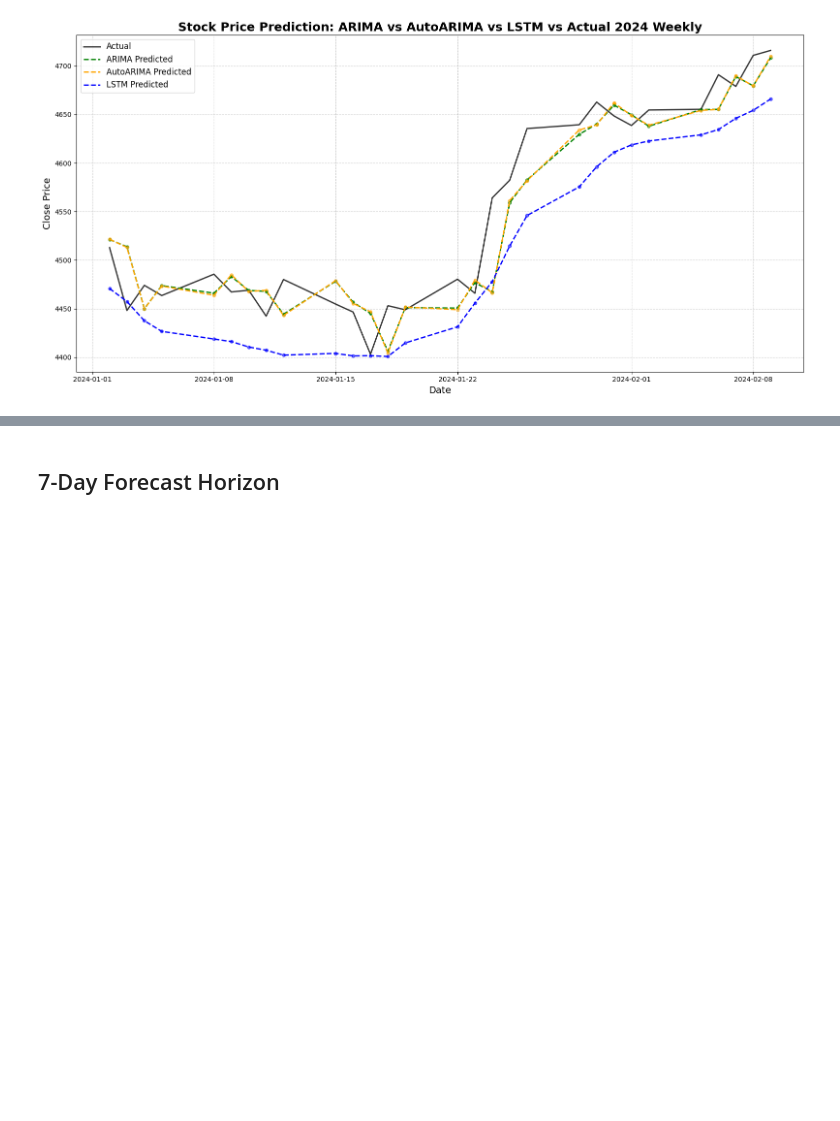
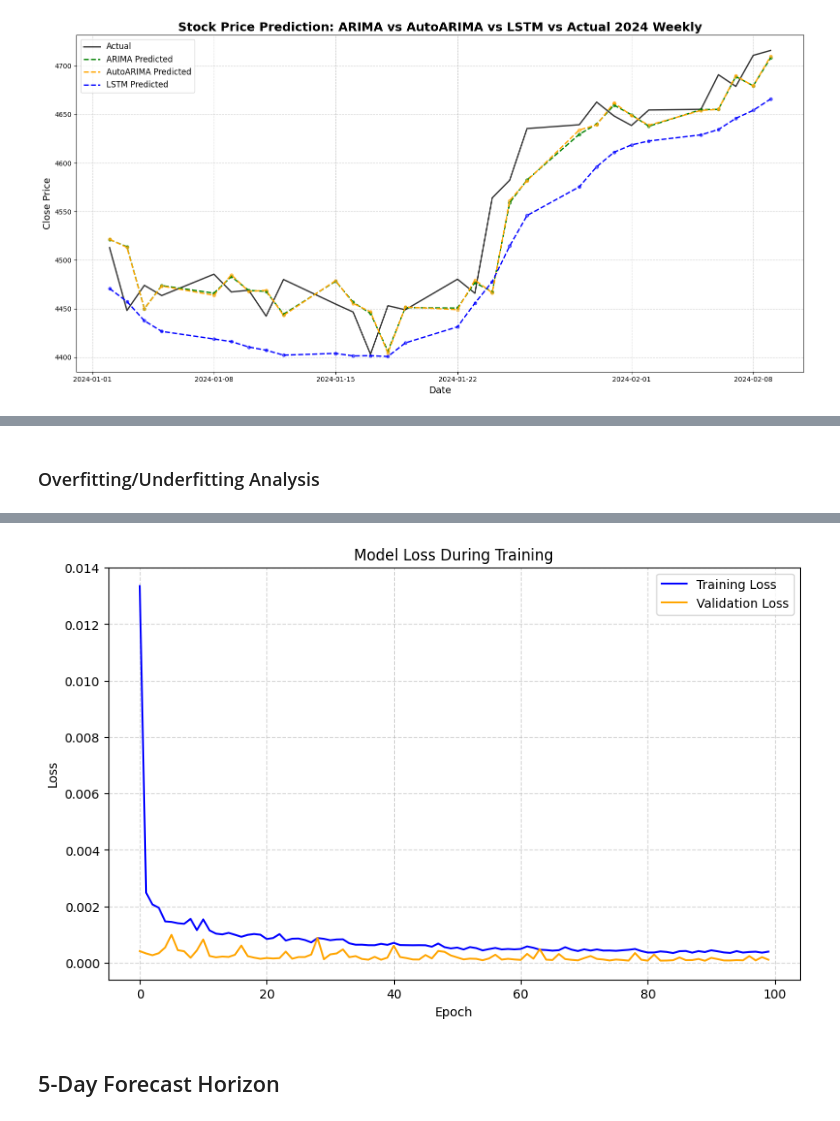
Before and after one commit to Fabio-Poli/CCT-Thesis-Project, a Jupyter notebook: Project_Code/Project Sep 2024.ipynb, the cells around one changed output, grey strips where cells are left out. Drawn from its saved outputs; the diff is of its cells as text; code cells hidden in the pictures; blank space fills up the shorter version.

```diff
--- a/Project_Code/Project Sep 2024.ipynb
+++ b/Project_Code/Project Sep 2024.ipynb
@@ -3135,0 +3245,49 @@ plt.show()
+# %% [markdown]
+### Overfitting/Underfitting Analysis
+# %%
+# Function to build and train the LSTM model
+def build_and_train_model(X_train, y_train, X_test, best_params):
+    model = Sequential()
+    model.add(LSTM(units=best_params['n_lstm_units'], activation='tanh', return_sequences=True, input_shape=(X_train.shape[1], X_train.shape[2])))
+    model.add(Dropout(rate=best_params['dropout_rate']))
+    model.add(LSTM(units=best_params['n_lstm_units'], activation='tanh', return_sequences=False))
+    model.add(Dropout(rate=best_params['dropout_rate']))
+    model.add(Dense(units=1))
+
+    model.compile(optimizer=Adam(learning_rate=best_params['learning_rate']), loss='mean_squared_error')
+
+    # Train the model and store the history object
+    history = model.fit(X_train, y_train, epochs=best_params['epochs'], batch_size=best_params['batch_size'], validation_split=0.2, verbose=1)
+
+    # Make predictions
+    predictions = model.predict(X_test)
+
+    return predictions, model, history
+
+# Example of parameters
+best_params = {
+    'n_lstm_units': 100,
+    'dropout_rate': 0.2,
+    'learning_rate': 0.001,
+    'batch_size': 32,
+    'epochs': 100
+}
+
+# Build, train and get predictions for the adjusted model
+predictions, model_adjusted, history_adjusted = build_and_train_model(X_train, y_train, X_test, best_params)
+
+# Function to plot the training and validation loss
+def plot_loss(history):
+    plt.figure(figsize=(10, 6))
+    plt.plot(history.history['loss'], label='Training Loss', color='blue')
+    plt.plot(history.history['val_loss'], label='Validation Loss', color='orange')
+    plt.title('Model Loss During Training')
+    plt.ylabel('Loss')
+    plt.xlabel('Epoch')
+    plt.legend()
+    plt.grid(True, linestyle='--', alpha=0.5)
+    plt.show()
+
+# Call the function to plot the loss for the adjusted model
+plot_loss(history_adjusted)
+# %% [output]
@@ -3136,5 +3311,6 @@ plt.show()
+[figure, added]
 # %% [markdown]
-## 7-Day Forecast Horizon
+## 5-Day Forecast Horizon
 # %%
 # 5-Day Forecast Horizon
 forecast_horizon = 5
```
Also changed, not shown: parts of 23 cells of this notebook.
